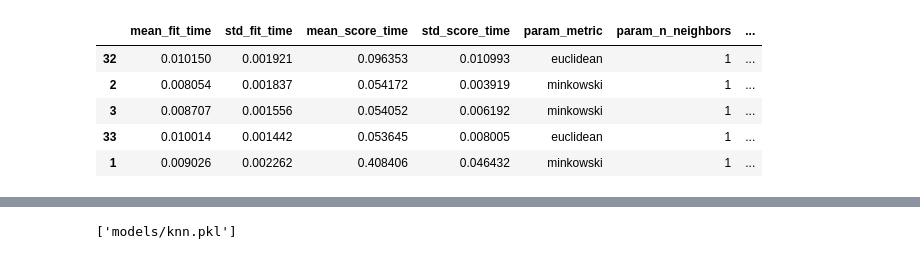
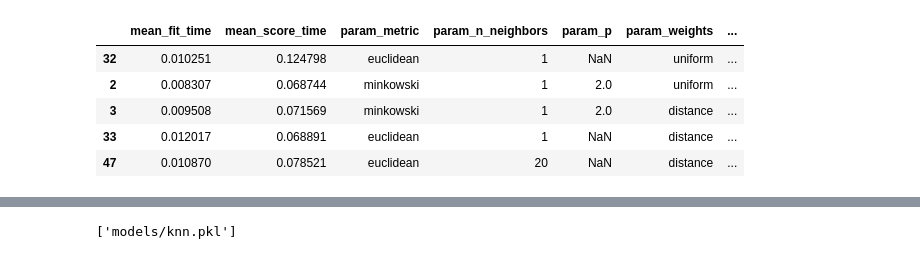
Before and after one commit to FrederickAlmeida/SpeedDating, a Jupyter notebook: modeling_knn.ipynb, the cells around one changed output, grey strips where cells are left out. Drawn from its saved outputs; the diff is of its cells as text; code cells hidden in the pictures.

```diff
--- a/modeling_knn.ipynb
+++ b/modeling_knn.ipynb
@@ -23,6 +26,13 @@ X_train = joblib.load('data/X_train_preprocessed.pkl')
 X_test = joblib.load('data/X_test_preprocessed.pkl')
 y_train = joblib.load('data/y_train_preprocessed.pkl')
 y_test = joblib.load('data/y_test_preprocessed.pkl')
+# %%
+scoring = {
+    'accuracy': 'accuracy',
+    'precision_macro': make_scorer(precision_score, average='macro'),
+    'recall_macro': make_scorer(recall_score, average='macro'),
+    'f1_macro': make_scorer(f1_score, average='macro')
+}
 # %%
 knn = KNeighborsClassifier()
 skf = StratifiedKFold(n_splits=10, shuffle=True, random_state=42)
@@ -45,7 +55,8 @@ grid_search = GridSearchCV(
     estimator=knn,
     param_grid=param_grid,
     cv=skf,
-    scoring='f1',
+    scoring=scoring,
+    refit='f1_macro',
     n_jobs=-1
 )
 # %%
@@ -63,12 +98,20 @@ GridSearchCV(cv=StratifiedKFold(n_splits=10, random_state=42, shuffle=True),
 # %%
-results_df = pd.DataFrame(grid_search.cv_results_)
-results_df = results_df.sort_values(by='mean_test_score', ascending=False)
+results = pd.DataFrame(grid_search.cv_results_)
+results = results[
+    [
+        'mean_fit_time', 'mean_score_time', 'param_metric', 'param_n_neighbors', 'param_p',
+        'param_weights', 'mean_test_accuracy', 'mean_test_precision_macro', 'mean_test_recall_macro',
+        'mean_test_f1_macro', 'rank_test_accuracy', 'rank_test_precision_macro', 'rank_test_recall_macro',
+        'rank_test_f1_macro'
+    ]
+]
+results = results.sort_values(by='mean_test_f1_macro', ascending=False)
 pd.set_option('display.max_columns', None)
-results_df.head(5)
+results.head(5)
 # %% [output]
-|  | mean_fit_time | std_fit_time | mean_score_time | std_score_time | param_metric | param_n_neighbors | ... |
-| 32 | 0.010150 | 0.001921 | 0.096353 | 0.010993 | euclidean | 1 | ... |
-| 2 | 0.008054 | 0.001837 | 0.054172 | 0.003919 | minkowski | 1 | ... |
-| 3 | 0.008707 | 0.001556 | 0.054052 | 0.006192 | minkowski | 1 | ... |
-| 33 | 0.010014 | 0.001442 | 0.053645 | 0.008005 | euclidean | 1 | ... |
-| 1 | 0.009026 | 0.002262 | 0.408406 | 0.046432 | minkowski | 1 | ... |
+|  | mean_fit_time | mean_score_time | param_metric | param_n_neighbors | param_p | param_weights | ... |
+| 32 | 0.010251 | 0.124798 | euclidean | 1 | NaN | uniform | ... |
+| 2 | 0.008307 | 0.068744 | minkowski | 1 | 2.0 | uniform | ... |
+| 3 | 0.009508 | 0.071569 | minkowski | 1 | 2.0 | distance | ... |
+| 33 | 0.012017 | 0.068891 | euclidean | 1 | NaN | distance | ... |
+| 47 | 0.010870 | 0.078521 | euclidean | 20 | NaN | distance | ... |
```
Also changed, not shown: parts of 6 cells of this notebook.
